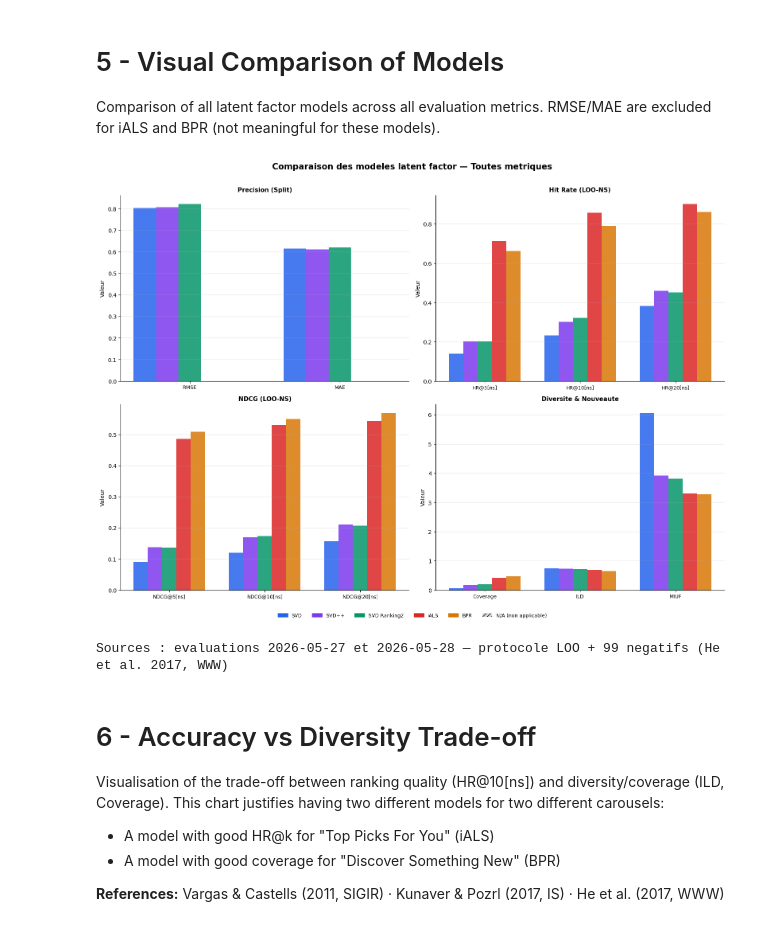
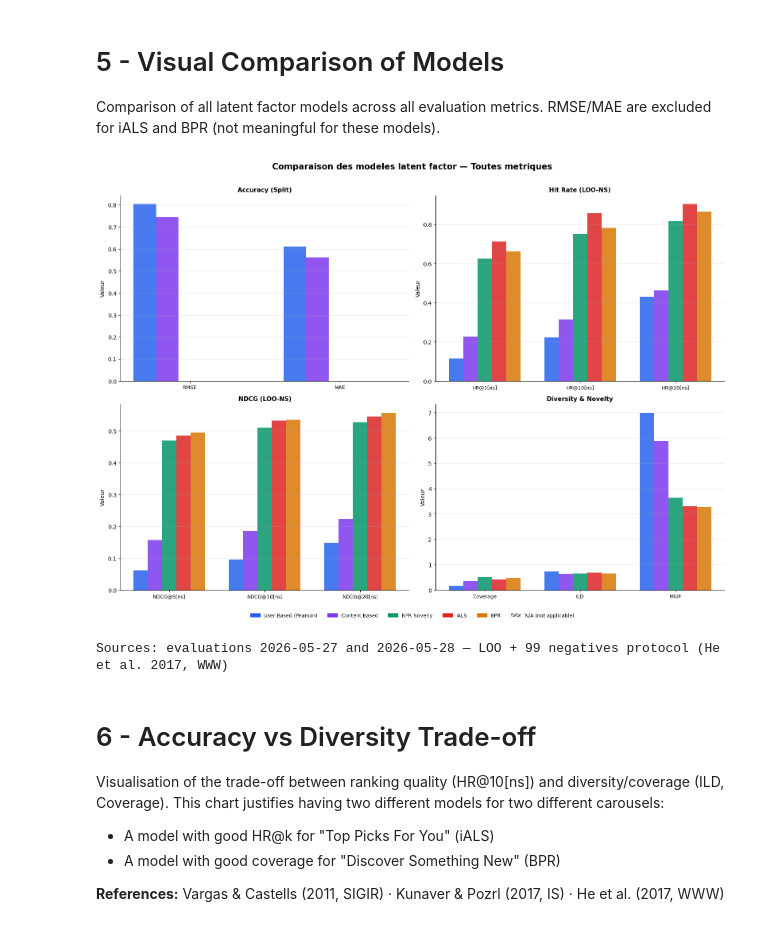
Before and after one commit to ArthurOttevaere/movix-recommender, a Jupyter notebook: analytics.ipynb, the cells around one changed output. Saved outputs shown, nothing was run; the diff lists cells and outputs as text; code cells hidden in the pictures.

```diff
--- a/analytics.ipynb
+++ b/analytics.ipynb
@@ -202,18 +202,18 @@ import numpy as np
 
 # Consolidated data (evaluations 2026-05-27 and 2026-05-28)
 data = {
-    'Modele':      ['SVD', 'SVD++', 'SVD Ranking2', 'iALS', 'BPR'],
-    'RMSE':        [0.804, 0.806, 0.822, None, None],
-    'MAE':         [0.614, 0.611, 0.621, None, None],
-    'HR@5[ns]':    [0.138, 0.202, 0.201, 0.713, 0.663],
-    'HR@10[ns]':   [0.233, 0.302, 0.321, 0.856, 0.790],
-    'HR@20[ns]':   [0.382, 0.459, 0.451, 0.902, 0.862],
-    'NDCG@5[ns]':  [0.090, 0.138, 0.136, 0.485, 0.509],
-    'NDCG@10[ns]': [0.120, 0.170, 0.174, 0.531, 0.550],
-    'NDCG@20[ns]': [0.157, 0.210, 0.207, 0.543, 0.569],
-    'Coverage':    [0.062, 0.175, 0.194, 0.422, 0.473],
-    'MIUF':        [6.060, 3.920, 3.810, 3.300, 3.280],
-    'ILD':         [0.738, 0.730, 0.718, 0.691, 0.653],
+    'Modele':      ['User Based (Pearson)', 'Content Based', 'BPR Novelty', 'iALS', 'BPR'],
+    'RMSE':        [0.804, 0.744, None, None, None],
+    'MAE':         [0.611, 0.561, None, None, None],
+    'HR@5[ns]':    [0.115, 0.226, 0.625, 0.712, 0.661],
+    'HR@10[ns]':   [0.222, 0.315, 0.751, 0.857, 0.782],
+    'HR@20[ns]':   [0.430, 0.462, 0.817, 0.904, 0.866],
+    'NDCG@5[ns]':  [0.062, 0.157, 0.469, 0.485, 0.495],
+    'NDCG@10[ns]': [0.096, 0.186, 0.510, 0.532, 0.535],
+    'NDCG@20[ns]': [0.148, 0.223, 0.527, 0.544, 0.556],
+    'Coverage':    [0.169, 0.359, 0.511, 0.422, 0.475],
+    'MIUF':        [6.981, 5.877, 3.627, 3.302, 3.274],
+    'ILD':         [0.732, 0.642, 0.649, 0.691, 0.655],
 }
 df = pd.DataFrame(data).set_index('Modele')
 
@@ -234,35 +234,35 @@ fig.suptitle('Comparaison des modeles latent factor — Toutes metriques',
 for ax, (group_name, metrics) in zip(axes.flat, groups.items()):
     x     = np.arange(len(metrics))
     n     = len(models)
     width = 0.15
     offset = np.linspace(-(n-1)/2, (n-1)/2, n) * width
 
     for j, (model, color) in enumerate(zip(models, colors)):
         vals = [df.loc[model, m] if pd.notna(df.loc[model, m]) else 0 for m in metrics]
         bars = ax.bar(x + offset[j], vals, width, label=model, color=color, alpha=0.85)
         for k, (bar, v) in enumerate(zip(bars, vals)):
             if pd.isna(df.loc[model, metrics[k]]):
                 bar.set_hatch('///')
                 bar.set_facecolor('lightgray')
 
     ax.set_xticks(x)
     ax.set_xticklabels(metrics, fontsize=9)
     ax.set_title(group_name, fontsize=11, fontweight='bold')
     ax.set_ylabel('Valeur')
     ax.grid(axis='y', alpha=0.3)
     ax.spines[['top', 'right']].set_visible(False)
 
 handles = [mpatches.Patch(color=c, label=m) for c, m in zip(colors, models)]
 na_patch = mpatches.Patch(facecolor='lightgray', hatch='///', label='N/A (not applicable)')
 fig.legend(handles=handles + [na_patch], loc='lower center', ncol=6,
            fontsize=9, bbox_to_anchor=(0.5, -0.04), frameon=False)
 
 plt.tight_layout()
 plt.show()
 print("Sources: evaluations 2026-05-27 and 2026-05-28 — LOO + 99 negatives protocol (He et al. 2017, WWW)")
 # %% [output]
-[figure, old version]
+[figure, new version]
-Sources : evaluations 2026-05-27 et 2026-05-28 — protocole LOO + 99 negatifs (He et al. 2017, WWW)
+Sources: evaluations 2026-05-27 and 2026-05-28 — LOO + 99 negatives protocol (He et al. 2017, WWW)
 # %% [markdown]
 # 6 - Accuracy vs Diversity Trade-off
 
```
Also changed, not shown: parts of 6 cells of this notebook.
